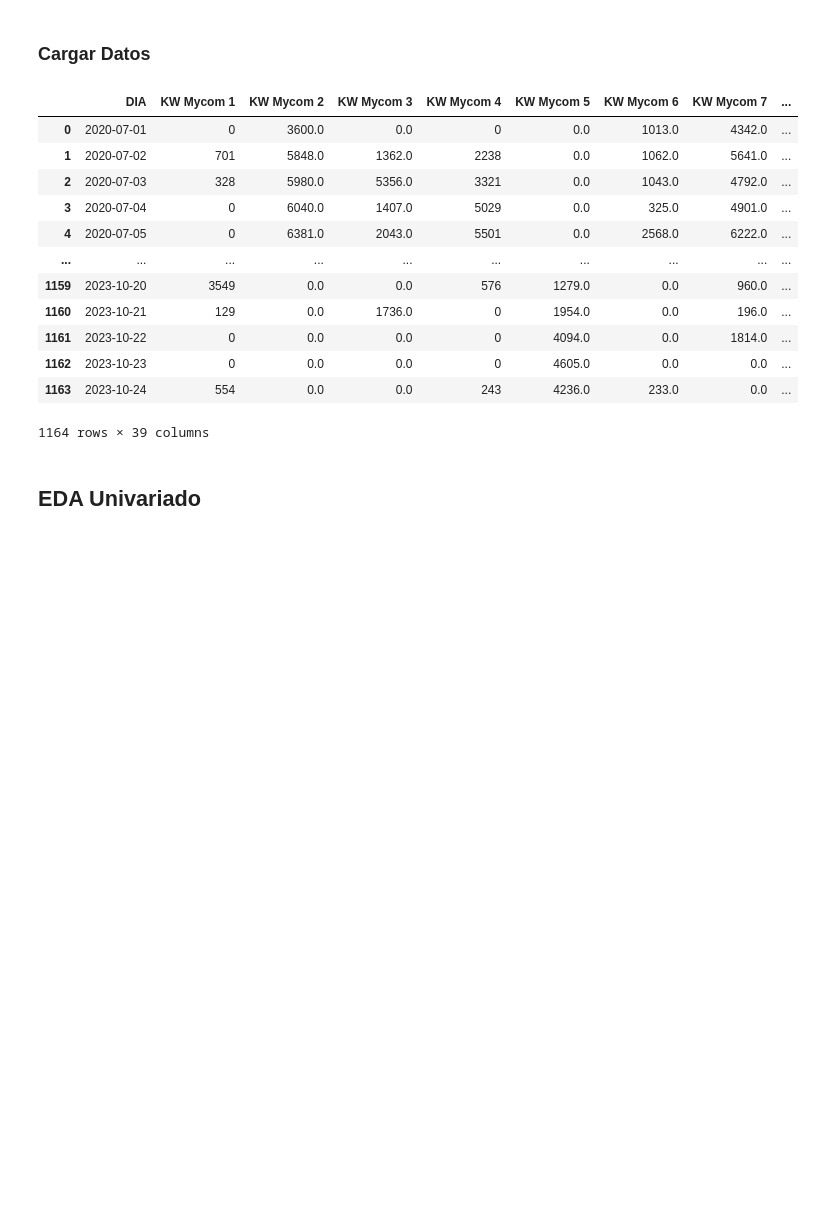
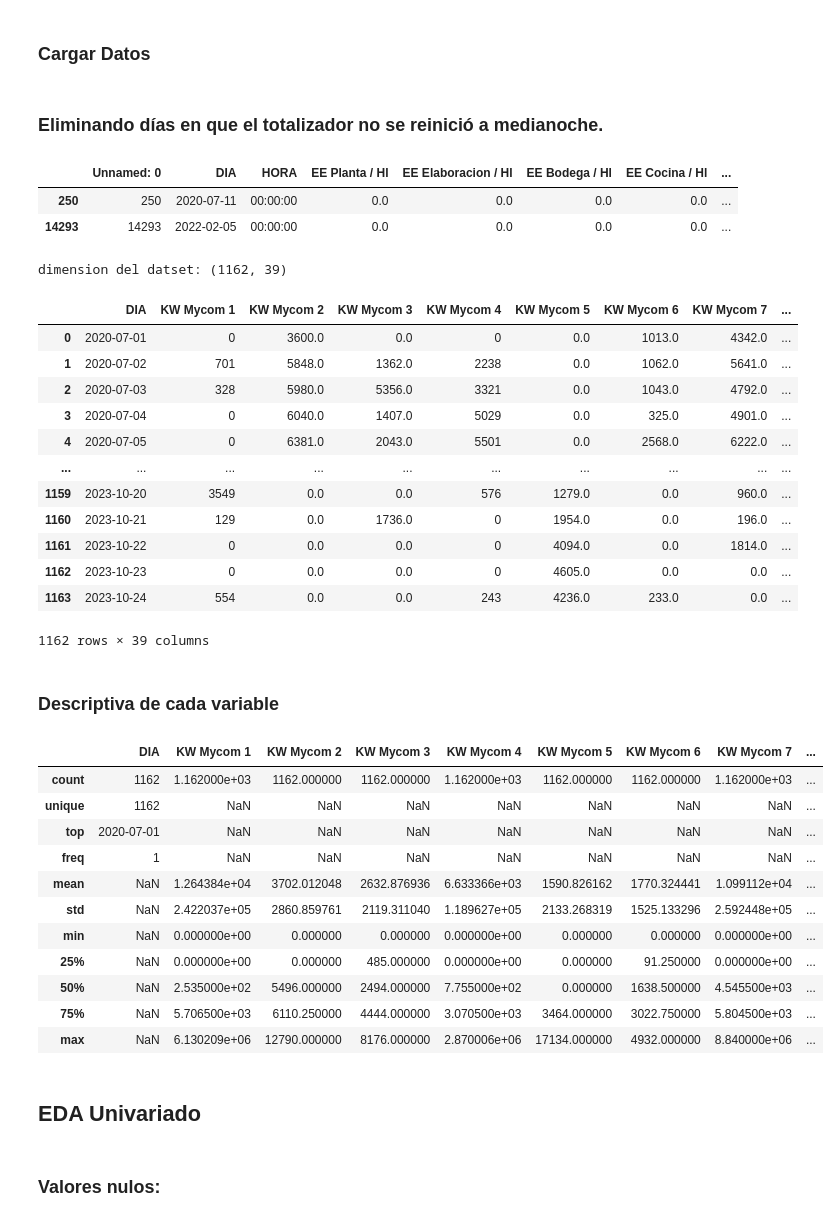
Before and after one commit to ignaciofaule-tech/TPI_LAB2_2026, a Jupyter notebook: src/EDA/EDA.ipynb, the cells around one changed output. Drawn from its saved outputs; the diff is of its cells as text; code cells hidden in the pictures; blank space fills up the shorter version.

```diff
--- a/src/EDA/EDA.ipynb
+++ b/src/EDA/EDA.ipynb
@@ -14,6 +16,18 @@ df = pd.read_csv(datapath)
+# %% [markdown]
+### Eliminando días en que el totalizador no se reinició a medianoche.
+# %%
+display(df_completo[(df_completo["HORA"] == "00:00:00") & (df_completo["Frio (Kw)"] != 0)])
+dias_sin_reinicio = df_completo[(df_completo["HORA"] == "00:00:00") & (df_completo["Frio (Kw)"] != 0)]["DIA"]
+df = df.drop(index= df[df["DIA"].isin(dias_sin_reinicio)].index)
+# %% [output]
+|  | Unnamed: 0 | DIA | HORA | EE Planta / Hl | EE Elaboracion / Hl | EE Bodega / Hl | EE Cocina / Hl | ... |
+| 250 | 250 | 2020-07-11 | 00:00:00 | 0.0 | 0.0 | 0.0 | 0.0 | ... |
+| 14293 | 14293 | 2022-02-05 | 00:00:00 | 0.0 | 0.0 | 0.0 | 0.0 | ... |
 # %%
+print(f"dimension del datset: {df.shape}")
 display(df)
 # %% [output]
+dimension del datset: (1162, 39)
 |  | DIA | KW Mycom 1 | KW Mycom 2 | KW Mycom 3 | KW Mycom 4 | KW Mycom 5 | KW Mycom 6 | KW Mycom 7 | ... |
 | 0 | 2020-07-01 | 0 | 3600.0 | 0.0 | 0 | 0.0 | 1013.0 | 4342.0 | ... |
 | 1 | 2020-07-02 | 701 | 5848.0 | 1362.0 | 2238 | 0.0 | 1062.0 | 5641.0 | ... |
@@ -26,9 +40,29 @@ display(df)
 | 1161 | 2023-10-22 | 0 | 0.0 | 0.0 | 0 | 4094.0 | 0.0 | 1814.0 | ... |
 | 1162 | 2023-10-23 | 0 | 0.0 | 0.0 | 0 | 4605.0 | 0.0 | 0.0 | ... |
 | 1163 | 2023-10-24 | 554 | 0.0 | 0.0 | 243 | 4236.0 | 233.0 | 0.0 | ... |
-1164 rows × 39 columns
+1162 rows × 39 columns
+# %% [markdown]
+### Descriptiva de cada variable
+# %%
+pd.set_option("display.max_columns", None)
+display(df.describe(include='all'))
+# %% [output]
+|  | DIA | KW Mycom 1 | KW Mycom 2 | KW Mycom 3 | KW Mycom 4 | KW Mycom 5 | KW Mycom 6 | KW Mycom 7 | ... |
+| count | 1162 | 1.162000e+03 | 1162.000000 | 1162.000000 | 1.162000e+03 | 1162.000000 | 1162.000000 | 1.162000e+03 | ... |
+| unique | 1162 | NaN | NaN | NaN | NaN | NaN | NaN | NaN | ... |
+| top | 2020-07-01 | NaN | NaN | NaN | NaN | NaN | NaN | NaN | ... |
+| freq | 1 | NaN | NaN | NaN | NaN | NaN | NaN | NaN | ... |
+| mean | NaN | 1.264384e+04 | 3702.012048 | 2632.876936 | 6.633366e+03 | 1590.826162 | 1770.324441 | 1.099112e+04 | ... |
+| std | NaN | 2.422037e+05 | 2860.859761 | 2119.311040 | 1.189627e+05 | 2133.268319 | 1525.133296 | 2.592448e+05 | ... |
+| min | NaN | 0.000000e+00 | 0.000000 | 0.000000 | 0.000000e+00 | 0.000000 | 0.000000 | 0.000000e+00 | ... |
+| 25% | NaN | 0.000000e+00 | 0.000000 | 485.000000 | 0.000000e+00 | 0.000000 | 91.250000 | 0.000000e+00 | ... |
+| 50% | NaN | 2.535000e+02 | 5496.000000 | 2494.000000 | 7.755000e+02 | 0.000000 | 1638.500000 | 4.545500e+03 | ... |
+| 75% | NaN | 5.706500e+03 | 6110.250000 | 4444.000000 | 3.070500e+03 | 3464.000000 | 3022.750000 | 5.804500e+03 | ... |
+| max | NaN | 6.130209e+06 | 12790.000000 | 8176.000000 | 2.870006e+06 | 17134.000000 | 4932.000000 | 8.840000e+06 | ... |
 # %% [markdown]
 ## EDA Univariado
+# %% [markdown]
+### Valores nulos:
 # %%
 print("Porcentaje de valores nulos por columna: (el resto no tiene valores nulos)")
 print(df[df.columns[df.isna().any()]].isna().sum().sort_values(ascending=False)/df.shape[0]*100)
```
Also changed, not shown: parts of 10 cells of this notebook.
